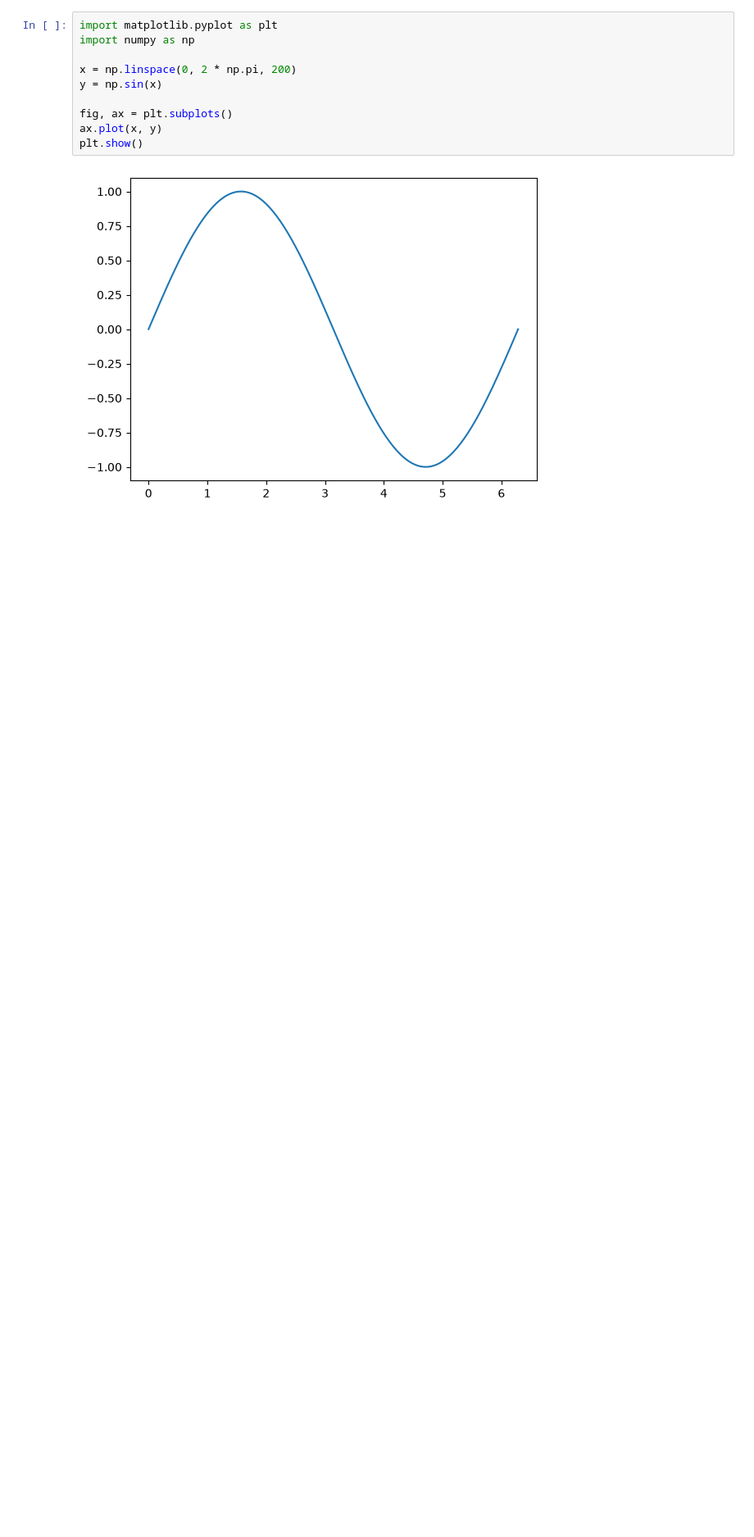
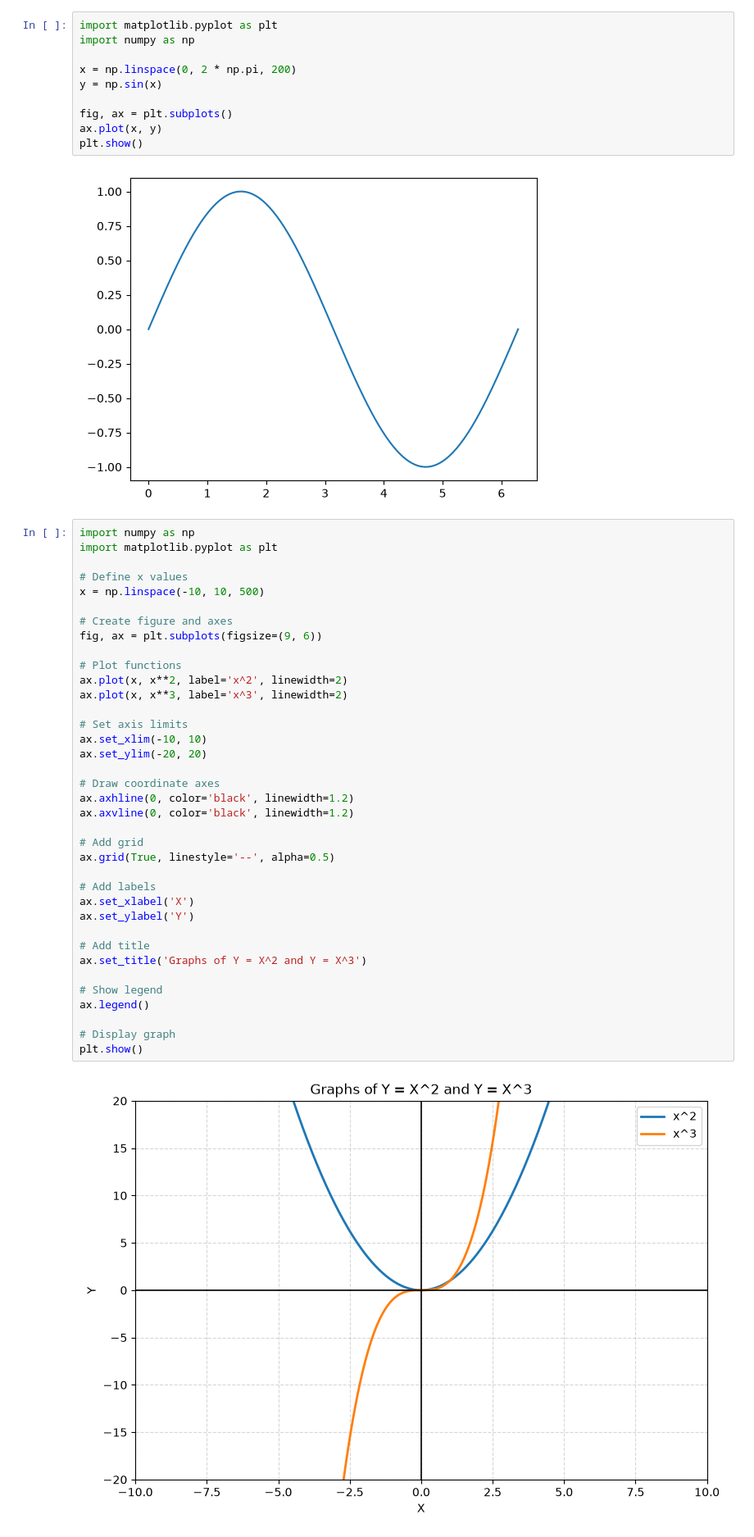
Before and after one commit to mhm1381s/JupyterProject, a Jupyter notebook: matplotlibSeason/orgWebsiteSample.ipynb, the cells around one changed output. Shown at 82% size. Drawn from its saved outputs; the diff is of its cells as text; blank space fills up the shorter version.

Commit message:
matplotlib styling and plot parametr lesson added

```diff
--- a/matplotlibSeason/orgWebsiteSample.ipynb
+++ b/matplotlibSeason/orgWebsiteSample.ipynb
@@ -10,3 +10,42 @@ ax.plot(x, y)
 plt.show()
 # %% [output]
 [figure]
+# %%
+import numpy as np
+import matplotlib.pyplot as plt
+
+# Define x values
+x = np.linspace(-10, 10, 500)
+
+# Create figure and axes
+fig, ax = plt.subplots(figsize=(9, 6))
+
+# Plot functions
+ax.plot(x, x**2, label='x^2', linewidth=2)
+ax.plot(x, x**3, label='x^3', linewidth=2)
+
+# Set axis limits
+ax.set_xlim(-10, 10)
+ax.set_ylim(-20, 20)
+
+# Draw coordinate axes
+ax.axhline(0, color='black', linewidth=1.2)
+ax.axvline(0, color='black', linewidth=1.2)
+
+# Add grid
+ax.grid(True, linestyle='--', alpha=0.5)
+
+# Add labels
+ax.set_xlabel('X')
+ax.set_ylabel('Y')
+
+# Add title
+ax.set_title('Graphs of Y = X^2 and Y = X^3')
+
+# Show legend
+ax.legend()
+
+# Display graph
+plt.show()
+# %% [output]
+[figure, added]
```
Also changed, not shown: 1 other file.
